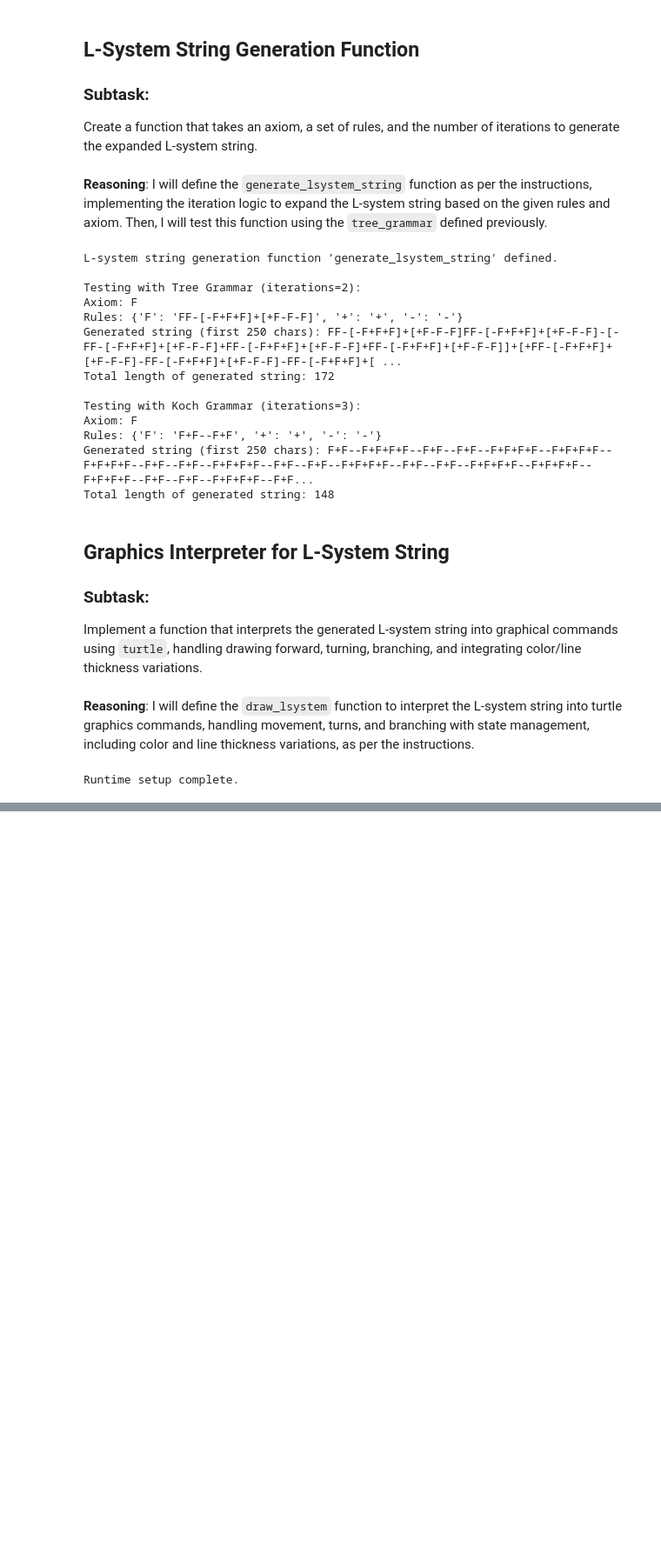
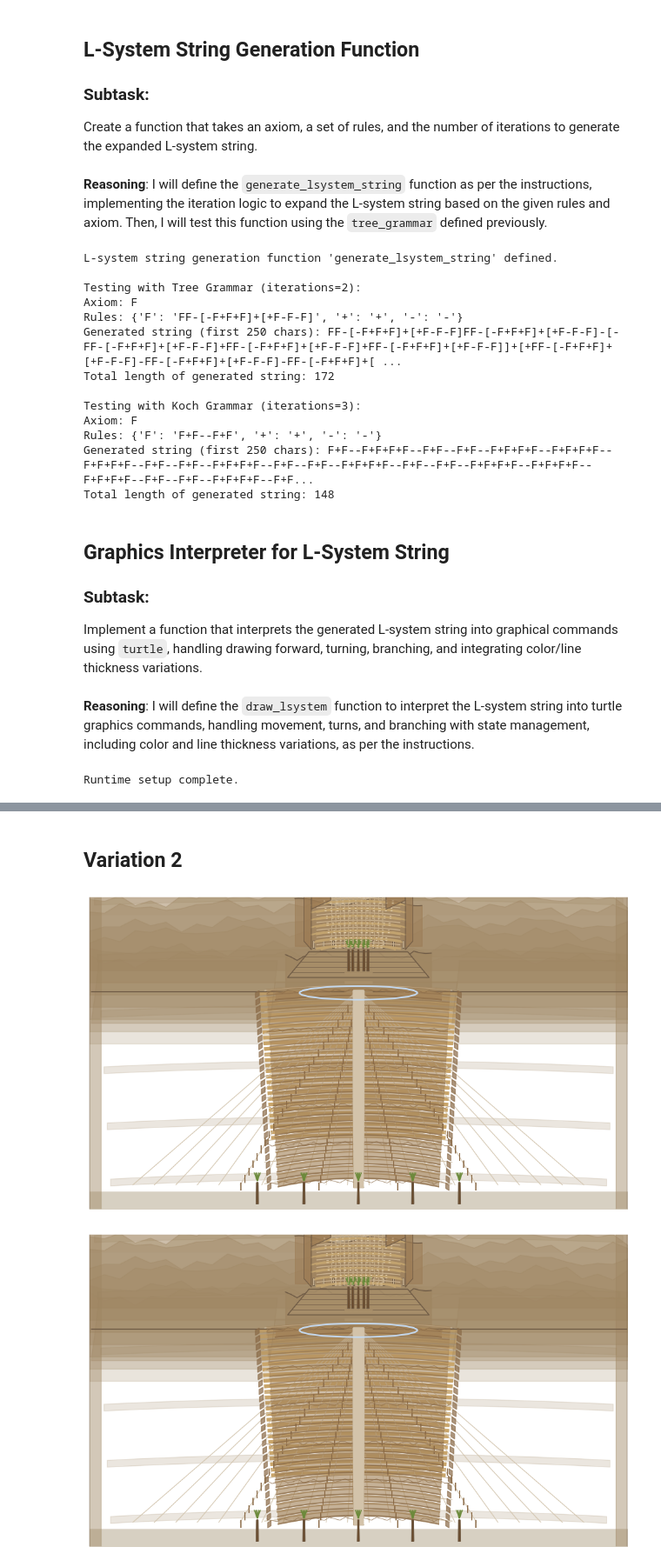
Before and after one commit to jcvancity2022/Cheng_Jeffrey_rulebased_system, a Jupyter notebook: Assignment_2.ipynb, the cells around one changed output, grey strips where cells are left out. Shown at 87% size. Cells and saved outputs as stored; diff of their text form; code cells hidden in the pictures; blank space fills up the shorter version.

Commit message:
5 variations finish
in additon the read ME is updated and requirements.txt is added

```diff
--- a/Assignment_2.ipynb
+++ b/Assignment_2.ipynb
@@ -13,3 +13,16 @@ Start by importing necessary libraries (e.g., `turtle` for drawing) and define a
 # %% [markdown]
 **Reasoning**:
 First, import the necessary `turtle` library and define a class to structure the L-system grammar, including axiom, rules, and angle, as per the subtask instructions. Then, instantiate two example L-system grammars within the same code block to demonstrate the structure.
+# %%
+# Generate requirements.txt from Assignment 2 dependencies
+requirements = [
+    "numpy",
+    "matplotlib",
+    "svg-turtle",
+    "ColabTurtle",
+]
+
+with open("requirements.txt", "w", encoding="utf-8") as f:
+    f.write("\n".join(requirements) + "\n")
+
+print("requirements.txt written:", requirements)
@@ -2646,0 +870,65 @@ The addition of shop details in the mall section significantly enhances the over
+# %% [markdown]
+## Variation 2
+# %%
+# 2nd variation (simple overrides + call)
+# Width + pattern adjustments
+CENTER_WIDTH = 150
+MALL_WIDTH = CENTER_WIDTH * 1.95
+MALL_CANYON_TOP_WIDTH = MALL_WIDTH * 1.08
+MALL_CANYON_BOTTOM_WIDTH = MALL_WIDTH * 0.82
+CANYON_WIDTH = 860
+CANYON_OPENING_WIDTH = max(MALL_CANYON_TOP_WIDTH * 0.92, CENTER_WIDTH * 1.3)
+SCENE_EXTENT_X = CANYON_WIDTH / 2 - 1
+
+CURVE_AMPLITUDE = 2.4
+HOTEL_CURVE_AMPLITUDE = 1.45
+MALL_ITERATIONS = 2
+RESORT_FLOORS = 9
+
+# Color tweaks
+TEXTURE_PALETTE.update({
+    "resort_main": "#c2a36f",
+    "resort_shadow": "#9c7b54",
+    "resort_trim": "#e2cfae",
+    "resort_accent": "#d9b064",
+    "mall_main": "#a4845a",
+    "mall_accent": "#8a6a47",
+    "mall_glass": "#d2c4ad",
+    "cave": "#9f8662",
+    "cave_edge": "#6f5b46",
+    "env_floor": "#d7d0c2",
+    "env_ceiling": "#f4efe8",
+    "palm_trunk": "#6a4a2a",
+    "palm_frond": "#6b8a3a"
+})
+
+# Weird pattern overlay (no extra height)
+def draw_mall_facade(ax, base_y_top, base_y_bottom, width, amp, xs_med, color):
+    for y in np.linspace(base_y_top, base_y_bottom, 10):
+        xs = scaled_xs(xs_med, width * 0.9)
+        ys = curved_y(xs, y, width, amp)
+        ax.plot(xs, ys, color=color, linewidth=1.0, zorder=4)
+
+    for x in np.linspace(-width * 0.48, width * 0.48, 22):
+        ys = np.array([base_y_bottom, base_y_top])
+        pxs = perspective_x(np.array([x, x]), ys, courtyard=True)
+        ax.plot(pxs, ys, color=color, linewidth=0.9, zorder=4)
+
+    rows = np.linspace(base_y_bottom + 0.4, base_y_top - 0.4, 6)
+    for i, y in enumerate(rows):
+        xs = scaled_xs(xs_med, width * 0.88)
+        wobble = np.sin(xs * 0.25 + i * 0.8) * 0.6
+        ys = curved_y(xs, y, width, amp * 0.4) + wobble
+        ax.plot(xs, ys, color=TEXTURE_PALETTE["mall_accent"], linewidth=0.8, alpha=0.7, zorder=5)
+        for x in np.linspace(-width * 0.4, width * 0.4, 10):
+            base = curved_y(x, y, width, amp * 0.4)
+            h = 0.8 if i % 2 == 0 else -0.8
+            tri = [(x - 0.8, base), (x + 0.8, base), (x, base + h)]
+            ax.fill([p[0] for p in tri], [p[1] for p in tri], color=TEXTURE_PALETTE["mall_glass"], alpha=0.25, zorder=4)
+
+fig = render_scene()
+fig.savefig("liminal_resort_mall_as_2.png", dpi=300, bbox_inches="tight", pad_inches=0, transparent=False)
+display(fig)
+# %% [output]
+[figure, added]
+[figure, added]
```
Also changed, not shown: parts of 54 cells of this notebook, 14 other files.
